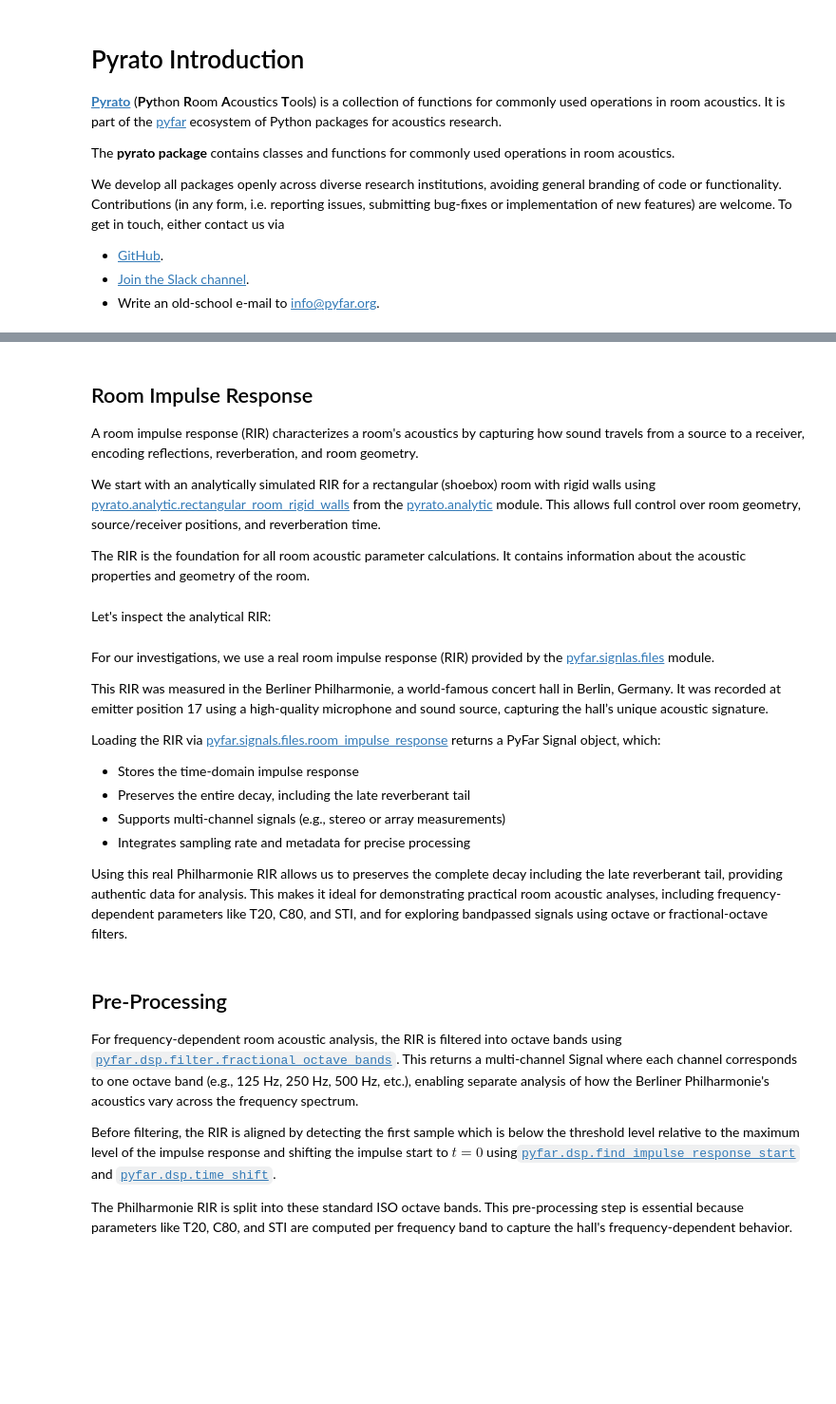
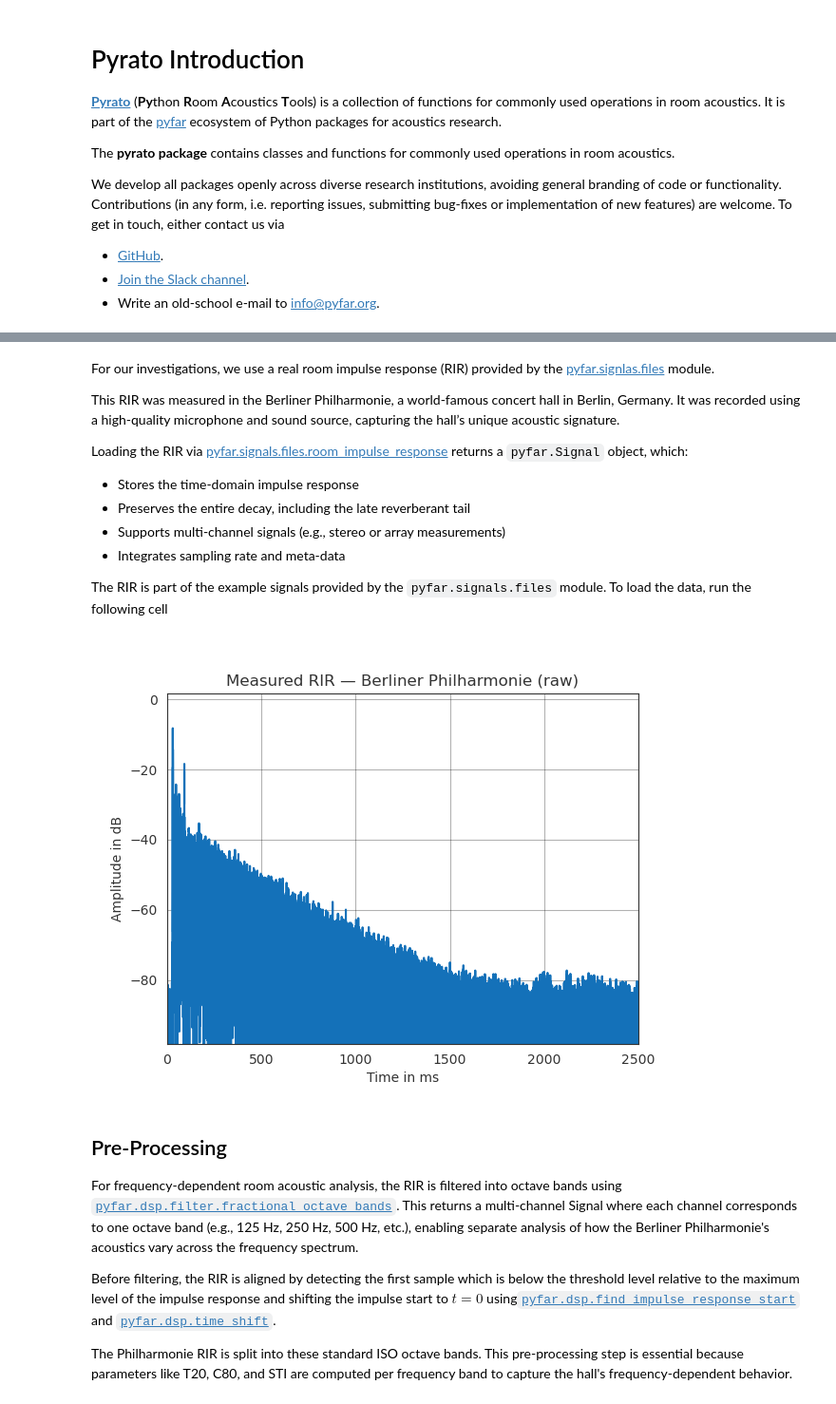
Before and after one commit to pyfar/gallery, a Jupyter notebook: docs/gallery/interactive/pyrato_introduction.ipynb, the cells around one changed output, grey strips where cells are left out. Shown at 95% size. Cells and saved outputs as stored; diff of their text form; code cells hidden in the pictures; blank space fills up the shorter version.

```diff
--- a/docs/gallery/interactive/pyrato_introduction.ipynb
+++ b/docs/gallery/interactive/pyrato_introduction.ipynb
@@ -56,8 +46,0 @@ The notebook covers:
-# %% [markdown]
-## Room Impulse Response
-
-A room impulse response (RIR) characterizes a room's acoustics by capturing how sound travels from a source to a receiver, encoding reflections, reverberation, and room geometry.
-
-We start with an analytically simulated RIR for a rectangular (shoebox) room with rigid walls using [pyrato.analytic.rectangular_room_rigid_walls](https://pyrato.readthedocs.io/en/stable/modules/analytic.html#pyrato.analytic.rectangular_room_rigid_walls) from the [pyrato.analytic](https://pyrato.readthedocs.io/en/stable/modules/analytic.html) module. This allows full control over room geometry, source/receiver positions, and reverberation time.
-
-The RIR is the foundation for all room acoustic parameter calculations. It contains information about the acoustic properties and geometry of the room.
@@ -83,2 +46,0 @@ rir_1.time /= np.amax(np.abs(rir_1.time))  # Normalize
-# %% [markdown]
-Let's inspect the analytical RIR:
@@ -90,24 +47,25 @@ plt.show()
 # %% [markdown]
 For our investigations, we use a real room impulse response (RIR) provided by the [pyfar.signlas.files](https://pyfar.readthedocs.io/en/stable/modules/pyfar.signals.files.html#) module.
 
-This RIR was measured in the Berliner Philharmonie, a world-famous concert hall in Berlin, Germany. It was recorded at emitter position 17 using a high-quality microphone and sound source, capturing the hall’s unique acoustic signature.
+This RIR was measured in the Berliner Philharmonie, a world-famous concert hall in Berlin, Germany. It was recorded using a high-quality microphone and sound source, capturing the hall’s unique acoustic signature.
 
-Loading the RIR via [pyfar.signals.files.room_impulse_response](https://pyfar.readthedocs.io/en/stable/modules/pyfar.signals.files.html#pyfar.signals.files.room_impulse_response) returns a PyFar Signal object, which:
+Loading the RIR via [pyfar.signals.files.room_impulse_response](https://pyfar.readthedocs.io/en/stable/modules/pyfar.signals.files.html#pyfar.signals.files.room_impulse_response) returns a `pyfar.Signal` object, which:
 
 - Stores the time-domain impulse response
 - Preserves the entire decay, including the late reverberant tail
 - Supports multi-channel signals (e.g., stereo or array measurements)
-- Integrates sampling rate and metadata for precise processing
+- Integrates sampling rate and meta-data
 
-Using this real Philharmonie RIR allows us to preserves the complete decay including the late reverberant tail, providing authentic data for analysis. This makes it ideal for demonstrating practical room acoustic analyses, including frequency-dependent parameters like T20, C80, and STI, and for exploring bandpassed signals using octave or fractional-octave filters.
+The RIR is part of the example signals provided by the `pyfar.signals.files` module. To load the data, run the following cell
 # %%
-# Load measured RIR (Berliner Philharmonie, Emitter 17)
 rir = pf.signals.files.room_impulse_response(sampling_rate=48000, crop_noise_tail=False)
 
-plt.figure(figsize=(10, 4))
+plt.figure()
 pf.plot.time(rir, unit='ms', dB=True)
 plt.title("Measured RIR — Berliner Philharmonie (raw)")
 plt.show()
+# %% [output]
+[figure, added]
 # %% [markdown]
 ## Pre-Processing
 
```
Also changed, not shown: parts of 10 cells of this notebook.
